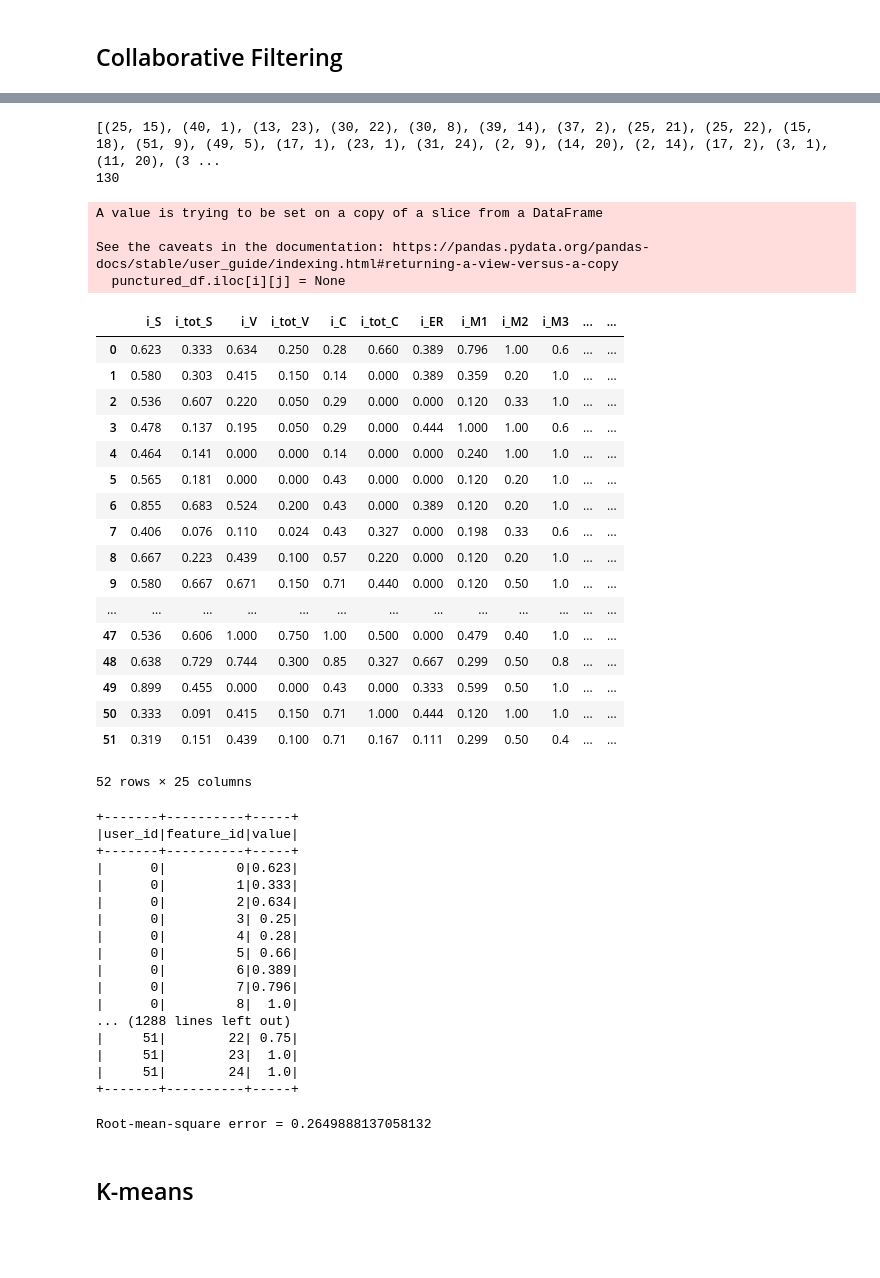
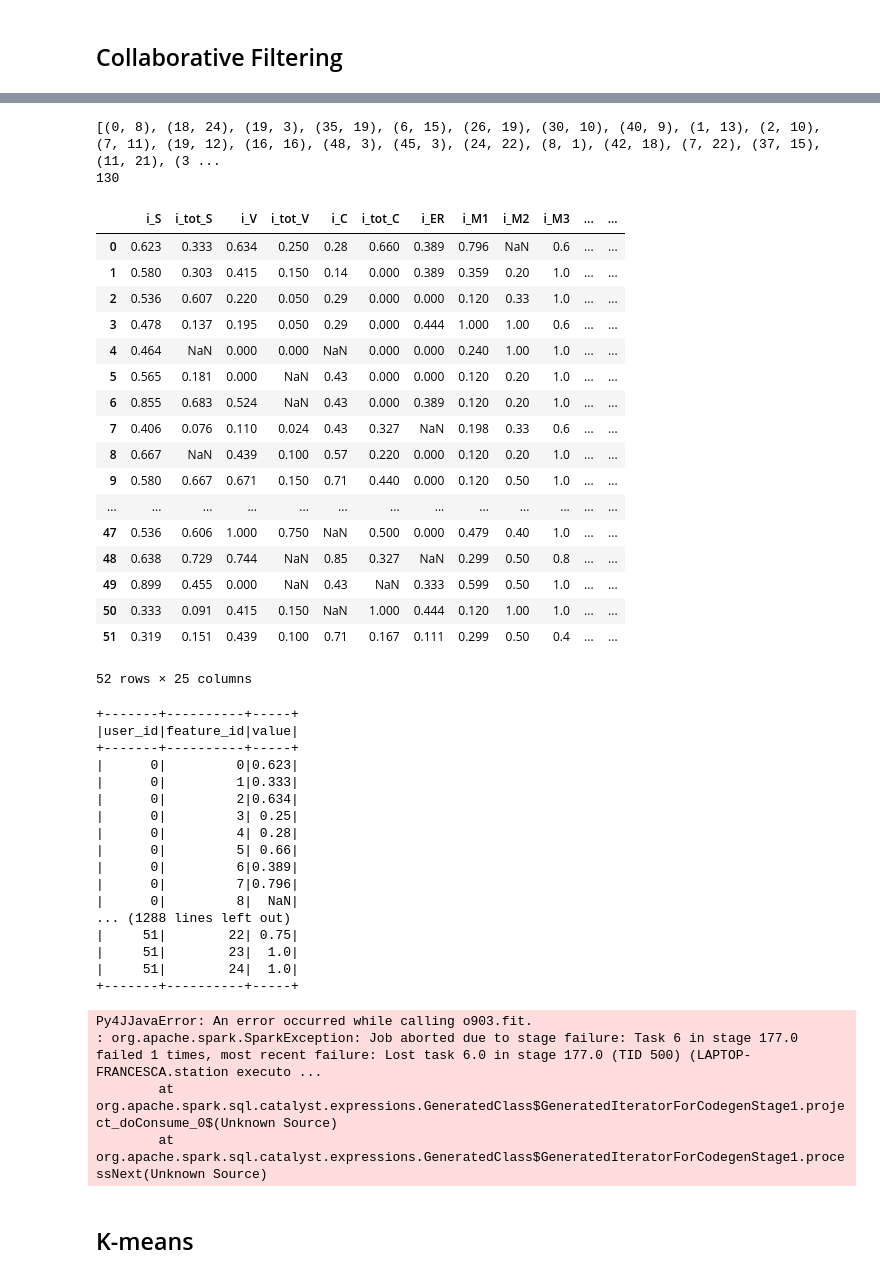
Before and after one commit to pierfrancescomartinello/BigDataProject, a Jupyter notebook: src/test.ipynb, the cells around one changed output, grey strips where cells are left out. Cells and saved outputs as stored; diff of their text form; code cells hidden in the pictures; blank space fills up the shorter version.

Commit message:
Corretto errore valori NaN 	modified:   src/test.ipynb

```diff
--- a/src/test.ipynb
+++ b/src/test.ipynb
@@ -520,45 +520,41 @@ Root-mean-square error = 0.2782694689236508
 # %%
 punctured_df = indexes_cols_df
 celle_el = []
 c = 1
 while c <= 130:
     i = random.randint(0,51)
     j = random.randint(0,24)
     cel = (i,j)
     if cel in celle_el:
         continue
     else:
-        punctured_df.iloc[i][j] = None
+        punctured_df.iloc[i,j] = None
         celle_el.append(cel)
         c += 1
 print(celle_el)
 print(len(celle_el))
 punctured_df
 # %% [output]
-[(25, 15), (40, 1), (13, 23), (30, 22), (30, 8), (39, 14), (37, 2), (25, 21), (25, 22), (15, 18), (51, 9), (49, 5), (17, 1), (23, 1), (31, 24), (2, 9), (14, 20), (2, 14), (17, 2), (3, 1), (11, 20), (3 ...
+[(0, 8), (18, 24), (19, 3), (35, 19), (6, 15), (26, 19), (30, 10), (40, 9), (1, 13), (2, 10), (7, 11), (19, 12), (16, 16), (48, 3), (45, 3), (24, 22), (8, 1), (42, 18), (7, 22), (37, 15), (11, 21), (3 ...
 130
+|  | i_S | i_tot_S | i_V | i_tot_V | i_C | i_tot_C | i_ER | i_M1 | i_M2 | i_M3 | ... | ... |
+| 0 | 0.623 | 0.333 | 0.634 | 0.250 | 0.28 | 0.660 | 0.389 | 0.796 | NaN | 0.6 | ... | ... |
+| 1 | 0.580 | 0.303 | 0.415 | 0.150 | 0.14 | 0.000 | 0.389 | 0.359 | 0.20 | 1.0 | ... | ... |
+| 2 | 0.536 | 0.607 | 0.220 | 0.050 | 0.29 | 0.000 | 0.000 | 0.120 | 0.33 | 1.0 | ... | ... |
+| 3 | 0.478 | 0.137 | 0.195 | 0.050 | 0.29 | 0.000 | 0.444 | 1.000 | 1.00 | 0.6 | ... | ... |
+| 4 | 0.464 | NaN | 0.000 | 0.000 | NaN | 0.000 | 0.000 | 0.240 | 1.00 | 1.0 | ... | ... |
+| 5 | 0.565 | 0.181 | 0.000 | NaN | 0.43 | 0.000 | 0.000 | 0.120 | 0.20 | 1.0 | ... | ... |
+| 6 | 0.855 | 0.683 | 0.524 | NaN | 0.43 | 0.000 | 0.389 | 0.120 | 0.20 | 1.0 | ... | ... |
+| 7 | 0.406 | 0.076 | 0.110 | 0.024 | 0.43 | 0.327 | NaN | 0.198 | 0.33 | 0.6 | ... | ... |
+| 8 | 0.667 | NaN | 0.439 | 0.100 | 0.57 | 0.220 | 0.000 | 0.120 | 0.20 | 1.0 | ... | ... |
+| 9 | 0.580 | 0.667 | 0.671 | 0.150 | 0.71 | 0.440 | 0.000 | 0.120 | 0.50 | 1.0 | ... | ... |
+| ... | ... | ... | ... | ... | ... | ... | ... | ... | ... | ... | ... | ... |
+| 47 | 0.536 | 0.606 | 1.000 | 0.750 | NaN | 0.500 | 0.000 | 0.479 | 0.40 | 1.0 | ... | ... |
+| 48 | 0.638 | 0.729 | 0.744 | NaN | 0.85 | 0.327 | NaN | 0.299 | 0.50 | 0.8 | ... | ... |
+| 49 | 0.899 | 0.455 | 0.000 | NaN | 0.43 | NaN | 0.333 | 0.599 | 0.50 | 1.0 | ... | ... |
+| 50 | 0.333 | 0.091 | 0.415 | 0.150 | NaN | 1.000 | 0.444 | 0.120 | 1.00 | 1.0 | ... | ... |
+| 51 | 0.319 | 0.151 | 0.439 | 0.100 | 0.71 | 0.167 | 0.111 | 0.299 | 0.50 | 0.4 | ... | ... |
-A value is trying to be set on a copy of a slice from a DataFrame
-
-See the caveats in the documentation: https://pandas.pydata.org/pandas-docs/stable/user_guide/indexing.html#returning-a-view-versus-a-copy
-  punctured_df.iloc[i][j] = None
+52 rows × 25 columns
-|  | i_S | i_tot_S | i_V | i_tot_V | i_C | i_tot_C | i_ER | i_M1 | i_M2 | i_M3 | ... | ... |
-| 0 | 0.623 | 0.333 | 0.634 | 0.250 | 0.28 | 0.660 | 0.389 | 0.796 | 1.00 | 0.6 | ... | ... |
-| 1 | 0.580 | 0.303 | 0.415 | 0.150 | 0.14 | 0.000 | 0.389 | 0.359 | 0.20 | 1.0 | ... | ... |
-| 2 | 0.536 | 0.607 | 0.220 | 0.050 | 0.29 | 0.000 | 0.000 | 0.120 | 0.33 | 1.0 | ... | ... |
-| 3 | 0.478 | 0.137 | 0.195 | 0.050 | 0.29 | 0.000 | 0.444 | 1.000 | 1.00 | 0.6 | ... | ... |
-| 4 | 0.464 | 0.141 | 0.000 | 0.000 | 0.14 | 0.000 | 0.000 | 0.240 | 1.00 | 1.0 | ... | ... |
-| 5 | 0.565 | 0.181 | 0.000 | 0.000 | 0.43 | 0.000 | 0.000 | 0.120 | 0.20 | 1.0 | ... | ... |
-| 6 | 0.855 | 0.683 | 0.524 | 0.200 | 0.43 | 0.000 | 0.389 | 0.120 | 0.20 | 1.0 | ... | ... |
-| 7 | 0.406 | 0.076 | 0.110 | 0.024 | 0.43 | 0.327 | 0.000 | 0.198 | 0.33 | 0.6 | ... | ... |
-| 8 | 0.667 | 0.223 | 0.439 | 0.100 | 0.57 | 0.220 | 0.000 | 0.120 | 0.20 | 1.0 | ... | ... |
-| 9 | 0.580 | 0.667 | 0.671 | 0.150 | 0.71 | 0.440 | 0.000 | 0.120 | 0.50 | 1.0 | ... | ... |
-| ... | ... | ... | ... | ... | ... | ... | ... | ... | ... | ... | ... | ... |
-| 47 | 0.536 | 0.606 | 1.000 | 0.750 | 1.00 | 0.500 | 0.000 | 0.479 | 0.40 | 1.0 | ... | ... |
-| 48 | 0.638 | 0.729 | 0.744 | 0.300 | 0.85 | 0.327 | 0.667 | 0.299 | 0.50 | 0.8 | ... | ... |
-| 49 | 0.899 | 0.455 | 0.000 | 0.000 | 0.43 | 0.000 | 0.333 | 0.599 | 0.50 | 1.0 | ... | ... |
-| 50 | 0.333 | 0.091 | 0.415 | 0.150 | 0.71 | 1.000 | 0.444 | 0.120 | 1.00 | 1.0 | ... | ... |
-| 51 | 0.319 | 0.151 | 0.439 | 0.100 | 0.71 | 0.167 | 0.111 | 0.299 | 0.50 | 0.4 | ... | ... |
-52 rows × 25 columns
 # %%
 user_id = [i for i in range(punctured_df.shape[0])]
 
@@ -584,7 +580,7 @@ punctured_cf_df.show(1300)
 |      0|         5| 0.66|
 |      0|         6|0.389|
 |      0|         7|0.796|
-|      0|         8|  1.0|
+|      0|         8|  NaN|
 ... (1288 lines left out)
 |     51|        22| 0.75|
 |     51|        23|  1.0|
@@ -621,7 +617,10 @@ print("Root-mean-square error = " + str(rmse))
 # Generate top 10 movie recommendations for each user
 userRecs = model.recommendForAllUsers(10)
 # %% [output]
-Root-mean-square error = 0.2649888137058132
+Py4JJavaError: An error occurred while calling o903.fit.
+: org.apache.spark.SparkException: Job aborted due to stage failure: Task 6 in stage 177.0 failed 1 times, most recent failure: Lost task 6.0 in stage 177.0 (TID 500) (LAPTOP-FRANCESCA.station executo ...
+        at org.apache.spark.sql.catalyst.expressions.GeneratedClass$GeneratedIteratorForCodegenStage1.project_doConsume_0$(Unknown Source)
+        at org.apache.spark.sql.catalyst.expressions.GeneratedClass$GeneratedIteratorForCodegenStage1.processNext(Unknown Source)
 # %% [markdown]
 ## K-means
 # %%
```
Also changed, not shown: parts of 6 cells of this notebook.
